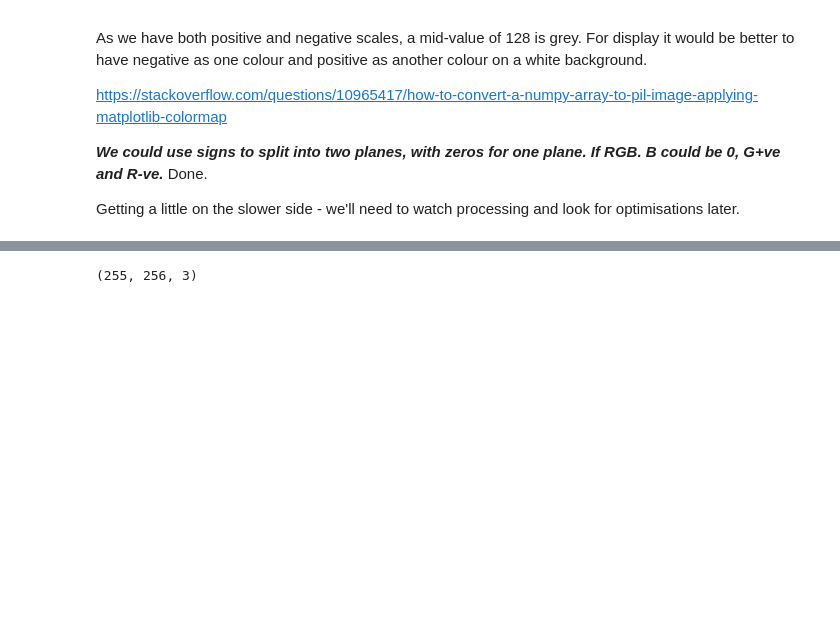
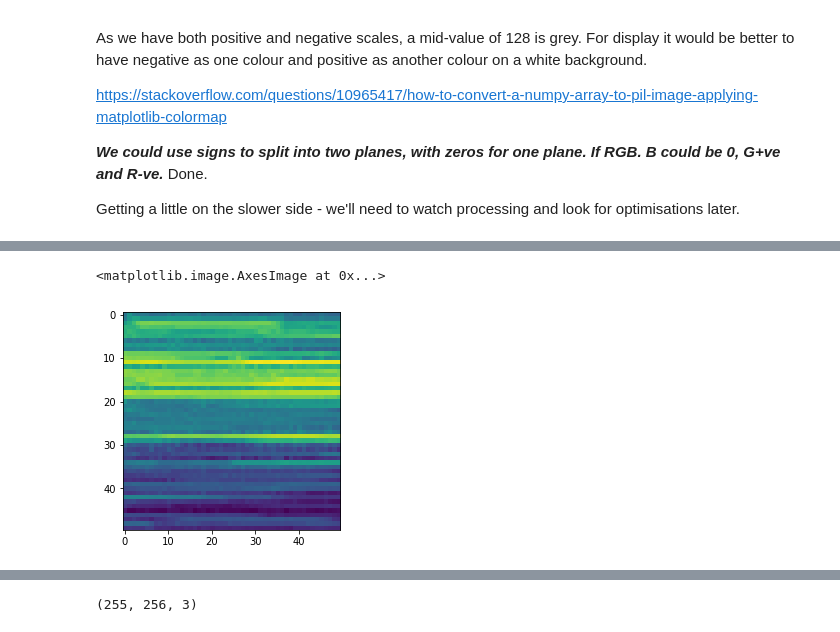
Before and after one commit to benhoyle/var_processor, a Jupyter notebook: 2020-06-13 - Spacetime Modelling of Sound + Tkinter GU - CONT.ipynb, the cells around one changed output, grey strips where cells are left out. Cells and saved outputs as stored; diff of their text form; code cells hidden in the pictures; blank space fills up the shorter version.

```diff
--- a/2020-06-13 - Spacetime Modelling of Sound + Tkinter GU - CONT.ipynb
+++ b/2020-06-13 - Spacetime Modelling of Sound + Tkinter GU - CONT.ipynb
@@ -424,0 +456,5 @@ H.dtype, H.max(), H.min()
+# %%
+plt.imshow(image[100:150, 100:150])
+# %% [output]
+<matplotlib.image.AxesImage at 0x...>
+[figure, added]
```
Also changed, not shown: parts of 23 cells of this notebook, 9 other files.
